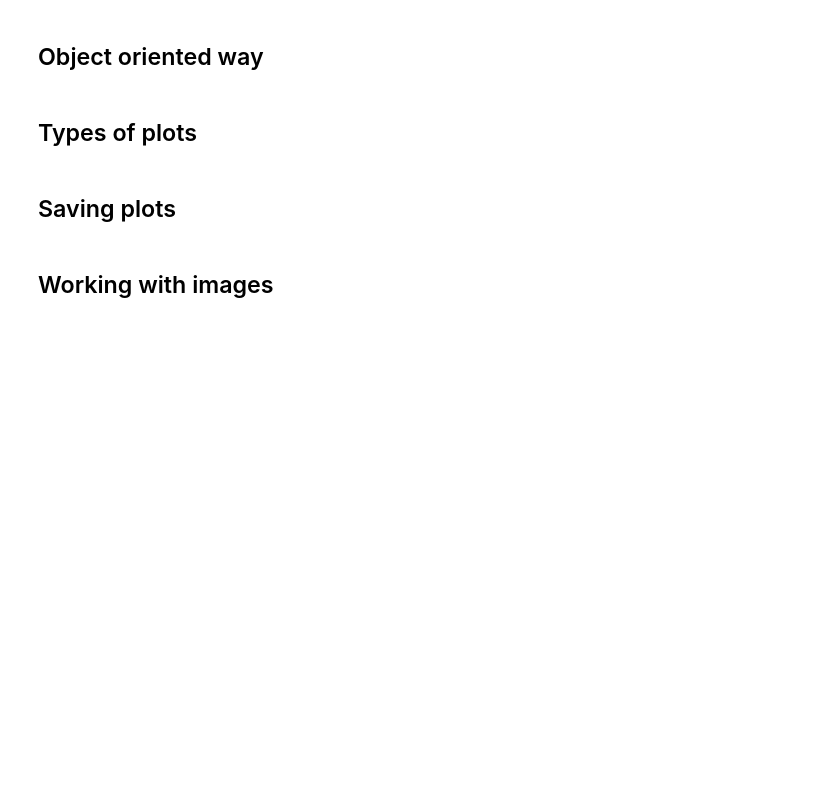
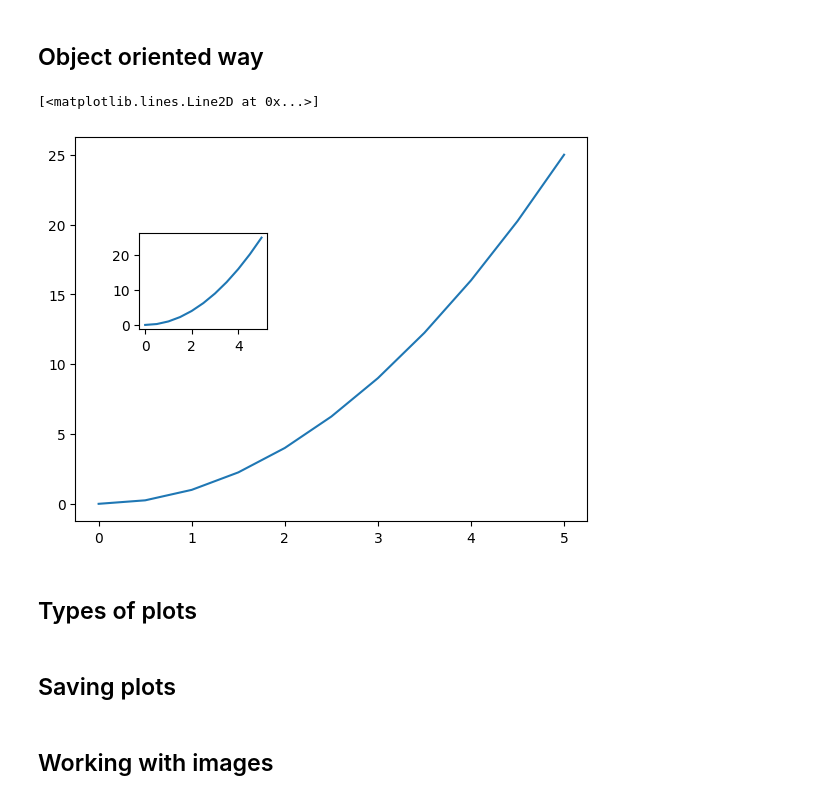
Before and after one commit to shubhamsinha21/symmetrical-dollop, a Jupyter notebook: matplotlib and searborn/Matplotlib.ipynb, the cells around one changed output. Cells and saved outputs as stored; diff of their text form; code cells hidden in the pictures; blank space fills up the shorter version.

```diff
--- a/matplotlib and searborn/Matplotlib.ipynb
+++ b/matplotlib and searborn/Matplotlib.ipynb
@@ -9,5 +49,19 @@ import matplotlib.pyplot as plt
 # %% [markdown]
 ## Object oriented way
+# %%
+# we will see way to access canvas so that we can move plot at index 1 -> 3 and soon.
+fig = plt.figure()
+fig # this is a canvas
+
+# adding axes
+axis1 = fig.add_axes([0.1,0.1,0.8,0.8]) # left space, bottom, width, height
+axis1.plot(x,y)
+
+axis2 = fig.add_axes([0.2,0.5,0.2,0.2]) # left space, bottom, width, height
+axis2.plot(x,y)
+# %% [output]
+[<matplotlib.lines.Line2D at 0x...>]
+[figure, added]
 # %% [markdown]
 ## Types of plots
 # %% [markdown]
```
Also changed, not shown: parts of 4 cells of this notebook.
